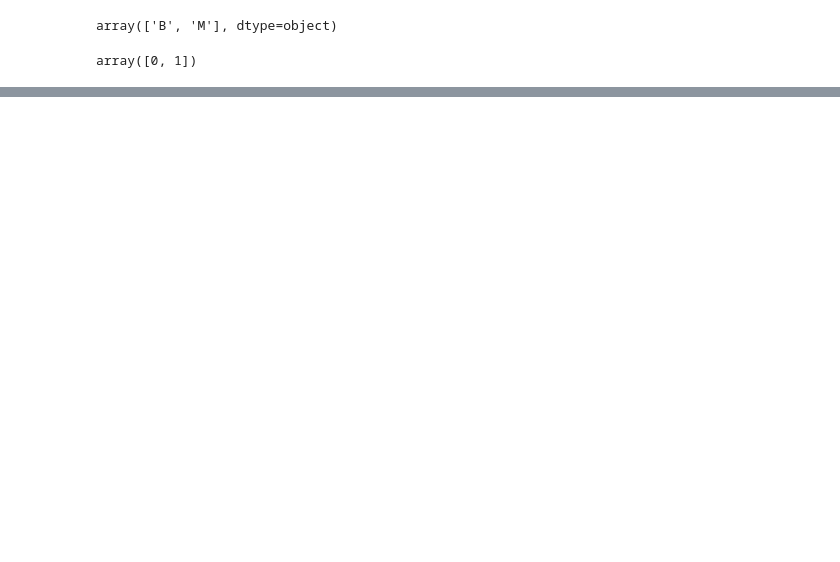
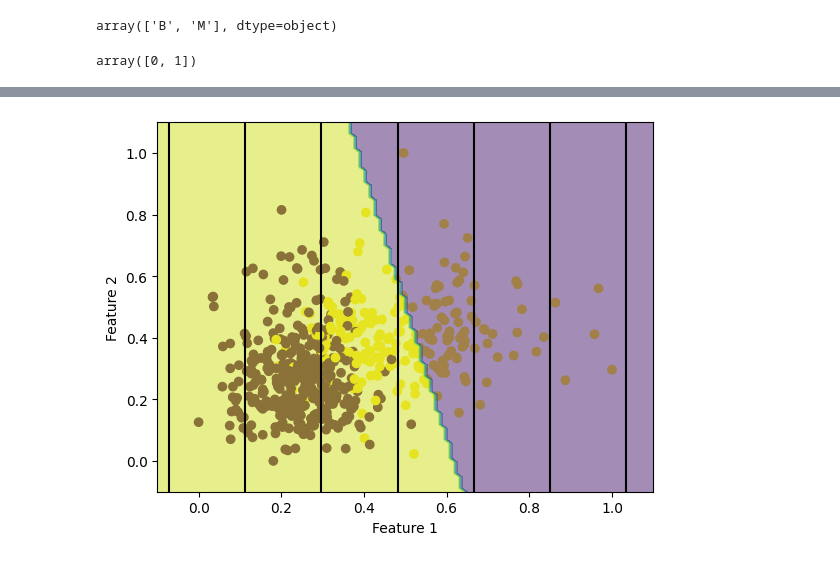
Before and after one commit to mdrapha/logistic-regression, a Jupyter notebook: breast_cancer_classifier.ipynb, the cells around one changed output, grey strips where cells are left out. Saved outputs shown, nothing was run; the diff lists cells and outputs as text; code cells hidden in the pictures; blank space fills up the shorter version.

```diff
--- a/breast_cancer_classifier.ipynb
+++ b/breast_cancer_classifier.ipynb
@@ -320,0 +365,24 @@ Negativo:  87
+# %%
+def plot_decision_boundary(X, y, model):
+    # Plot dos pontos de dados
+    plt.scatter(X[:, 0], X[:, 1], c=y)
+    plt.xlabel('Feature 1')
+    plt.ylabel('Feature 2')
+
+    # Cálculo da reta de decisão
+    x_min, x_max = X[:, 0].min() - 0.1, X[:, 0].max() + 0.1
+    y_min, y_max = X[:, 1].min() - 0.1, X[:, 1].max() + 0.1
+    xx, yy = np.meshgrid(np.linspace(x_min, x_max, 100),
+                         np.linspace(y_min, y_max, 100))
+    X_grid = np.c_[xx.ravel(), yy.ravel()]
+    y_predicted = model.predict(X_grid)
+    decision_boundary = -model.weights[0]/model.weights[1] * X_grid[:,0] - model.bias/model.weights[1]
+    decision_boundary = decision_boundary.reshape(xx.shape)
+    plt.contourf(xx, yy, np.array(y_predicted).reshape(xx.shape), alpha=0.5)
+    plt.contour(xx, yy, decision_boundary, colors='k')
+
+    plt.show()
+# %%
+plot_decision_boundary(X, y, clf)
+# %% [output]
+[figure, added]
```
Also changed, not shown: parts of 13 cells of this notebook.
